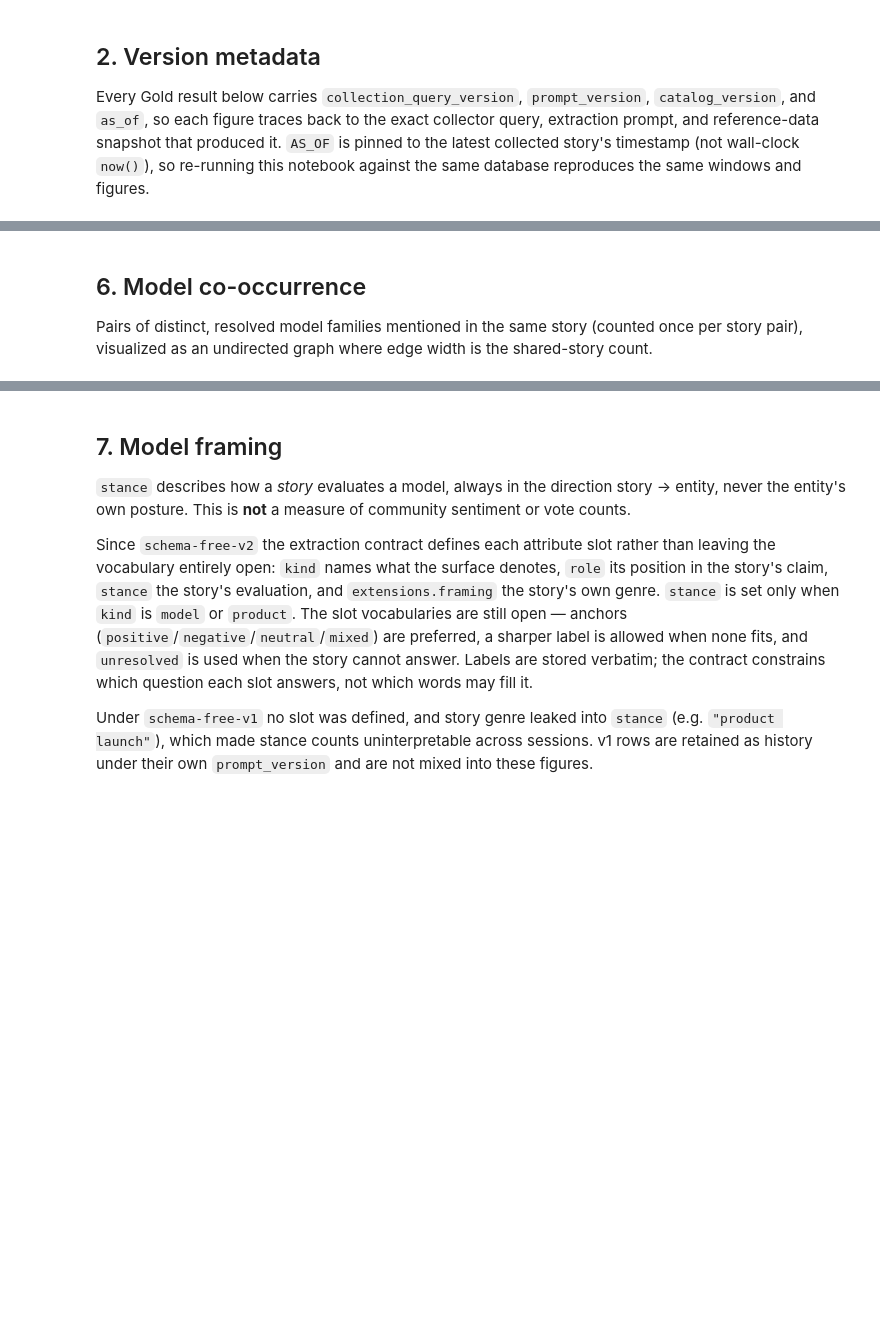
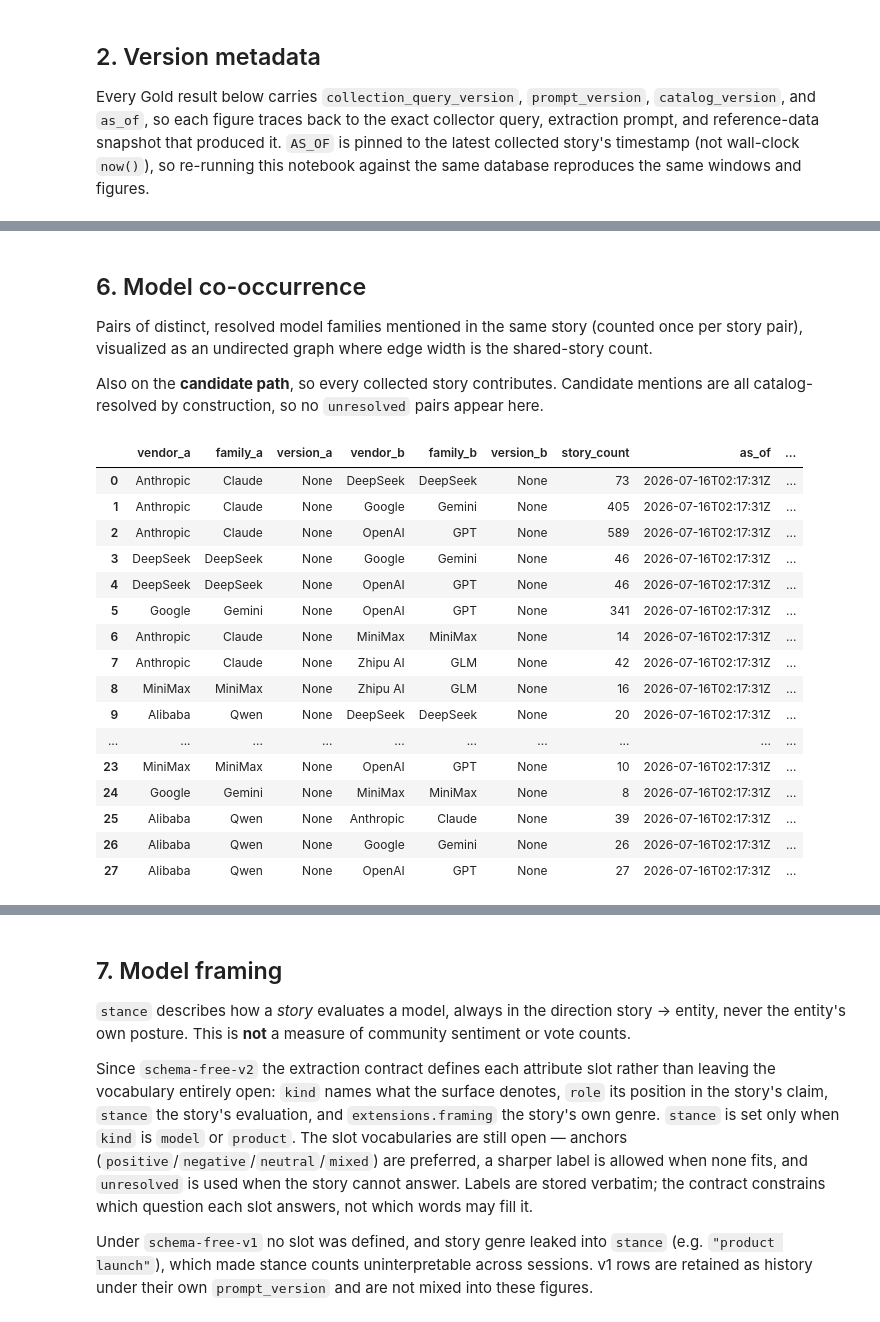
Before and after one commit to duckchud/ai_pulse, a Jupyter notebook: analysis.ipynb, the cells around one changed output, grey strips where cells are left out. Saved outputs shown, nothing was run; the diff lists cells and outputs as text; code cells hidden in the pictures; blank space fills up the shorter version.

```diff
--- a/analysis.ipynb
+++ b/analysis.ipynb
@@ -100,11 +152,31 @@ else:
 ## 6. Model co-occurrence
 
 Pairs of distinct, resolved model families mentioned in the same story (counted once per story pair), visualized as an undirected graph where edge width is the shared-story count.
+
+Also on the **candidate path**, so every collected story contributes. Candidate mentions are all catalog-resolved by construction, so no `unresolved` pairs appear here.
 # %%
-from analysis import model_cooccurrence
+from analysis import candidate_model_cooccurrence
 
-cooccurrence = model_cooccurrence(conn, as_of=AS_OF, group_level="family")
+cooccurrence = candidate_model_cooccurrence(conn, as_of=AS_OF, group_level="family")
 cooccurrence
+# %% [output]
+|  | vendor_a | family_a | version_a | vendor_b | family_b | version_b | story_count | as_of | ... |
+| 0 | Anthropic | Claude | None | DeepSeek | DeepSeek | None | 73 | 2026-07-16T02:17:31Z | ... |
+| 1 | Anthropic | Claude | None | Google | Gemini | None | 405 | 2026-07-16T02:17:31Z | ... |
+| 2 | Anthropic | Claude | None | OpenAI | GPT | None | 589 | 2026-07-16T02:17:31Z | ... |
+| 3 | DeepSeek | DeepSeek | None | Google | Gemini | None | 46 | 2026-07-16T02:17:31Z | ... |
+| 4 | DeepSeek | DeepSeek | None | OpenAI | GPT | None | 46 | 2026-07-16T02:17:31Z | ... |
+| 5 | Google | Gemini | None | OpenAI | GPT | None | 341 | 2026-07-16T02:17:31Z | ... |
+| 6 | Anthropic | Claude | None | MiniMax | MiniMax | None | 14 | 2026-07-16T02:17:31Z | ... |
+| 7 | Anthropic | Claude | None | Zhipu AI | GLM | None | 42 | 2026-07-16T02:17:31Z | ... |
+| 8 | MiniMax | MiniMax | None | Zhipu AI | GLM | None | 16 | 2026-07-16T02:17:31Z | ... |
+| 9 | Alibaba | Qwen | None | DeepSeek | DeepSeek | None | 20 | 2026-07-16T02:17:31Z | ... |
+| ... | ... | ... | ... | ... | ... | ... | ... | ... | ... |
+| 23 | MiniMax | MiniMax | None | OpenAI | GPT | None | 10 | 2026-07-16T02:17:31Z | ... |
+| 24 | Google | Gemini | None | MiniMax | MiniMax | None | 8 | 2026-07-16T02:17:31Z | ... |
+| 25 | Alibaba | Qwen | None | Anthropic | Claude | None | 39 | 2026-07-16T02:17:31Z | ... |
+| 26 | Alibaba | Qwen | None | Google | Gemini | None | 26 | 2026-07-16T02:17:31Z | ... |
+| 27 | Alibaba | Qwen | None | OpenAI | GPT | None | 27 | 2026-07-16T02:17:31Z | ... |
 # %%
 import networkx as nx
 
```
Also changed, not shown: parts of 17 cells of this notebook.
